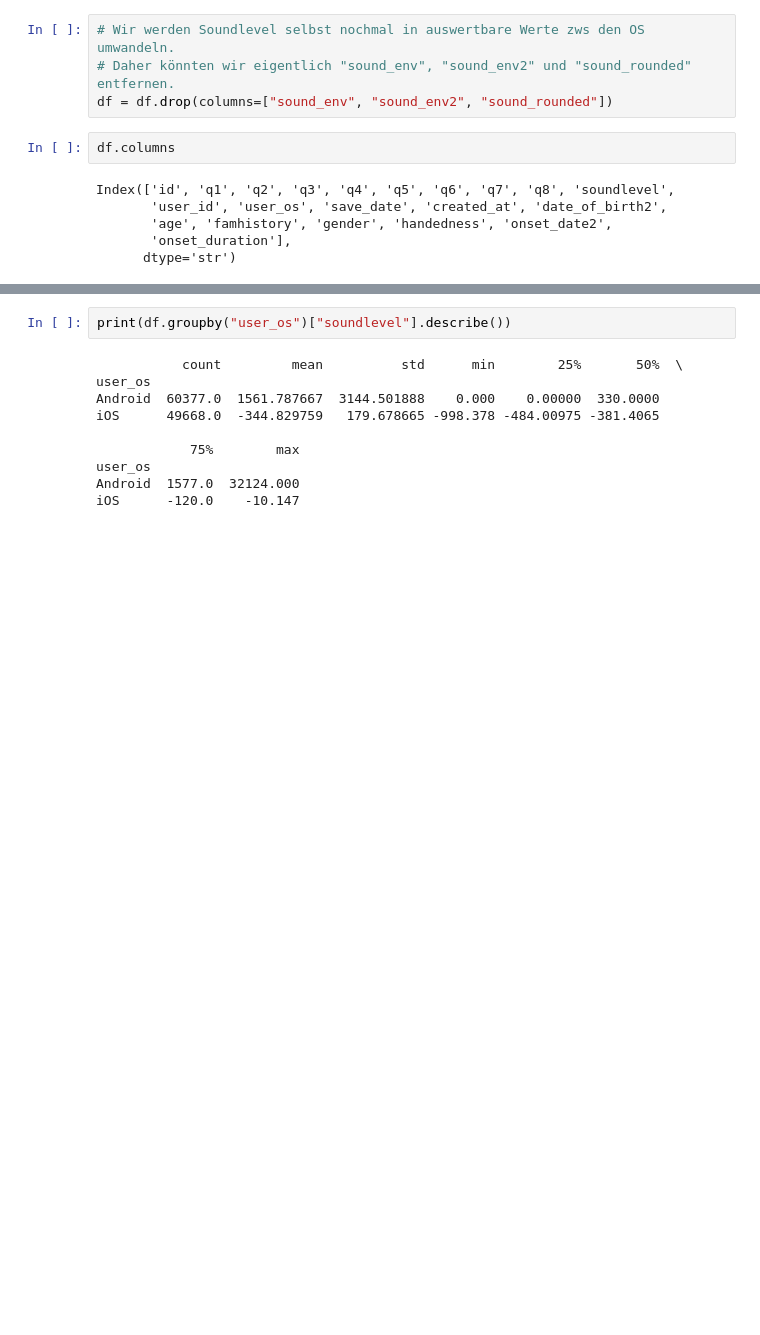
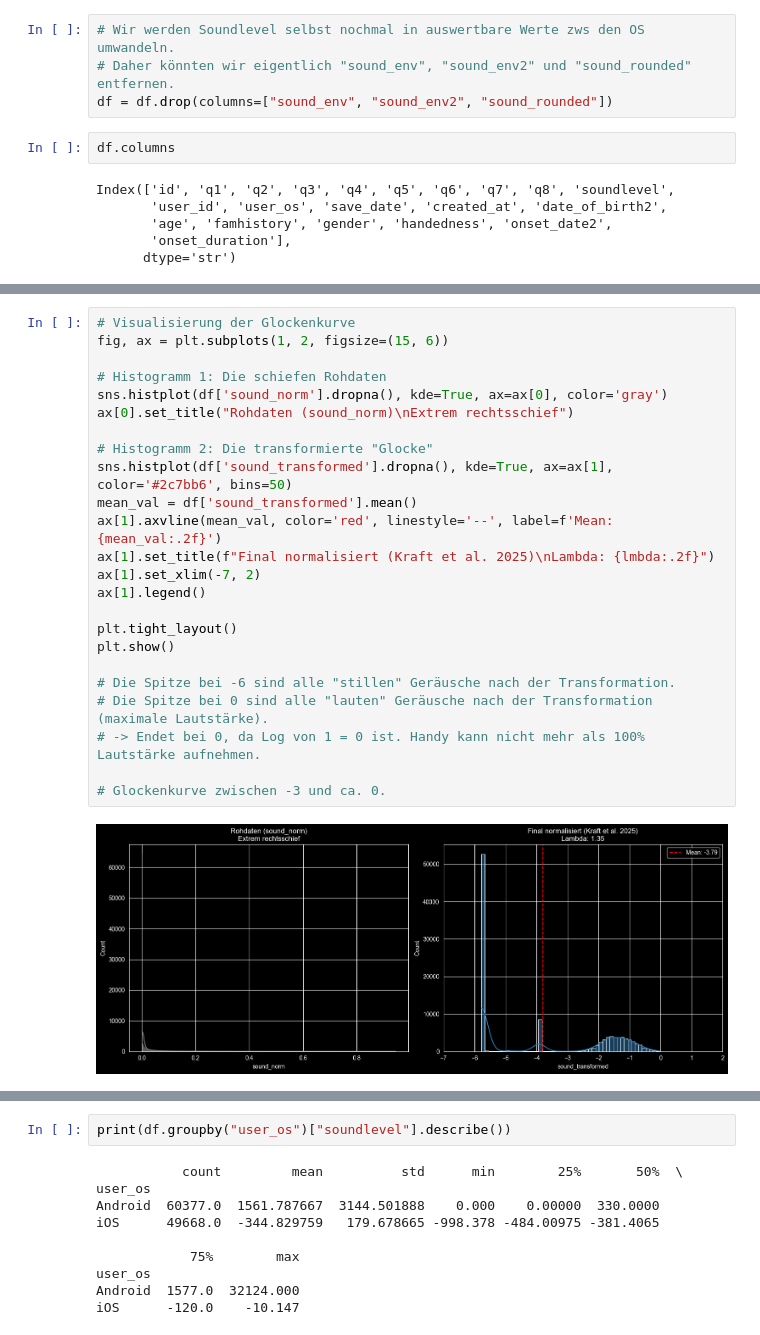
Before and after one commit to berielias-cpu/MasterArbeit, a Jupyter notebook: Masterarbeit/01_EDA_V2.0.ipynb, the cells around one changed output, grey strips where cells are left out. Cells and saved outputs as stored; diff of their text form; blank space fills up the shorter version.

Commit message:
Umrechnung von soundlevel wie im Paper von Robin Kraft gemacht

```diff
--- a/Masterarbeit/01_EDA_V2.0.ipynb
+++ b/Masterarbeit/01_EDA_V2.0.ipynb
@@ -232,0 +294,26 @@ df["time_to_prev_event"] = df.groupby("user_id")["created_at"].diff().dt.days
+# %%
+# Visualisierung der Glockenkurve
+fig, ax = plt.subplots(1, 2, figsize=(15, 6))
+
+# Histogramm 1: Die schiefen Rohdaten
+sns.histplot(df['sound_norm'].dropna(), kde=True, ax=ax[0], color='gray')
+ax[0].set_title("Rohdaten (sound_norm)\nExtrem rechtsschief")
+
+# Histogramm 2: Die transformierte "Glocke"
+sns.histplot(df['sound_transformed'].dropna(), kde=True, ax=ax[1], color='#2c7bb6', bins=50)
+mean_val = df['sound_transformed'].mean()
+ax[1].axvline(mean_val, color='red', linestyle='--', label=f'Mean: {mean_val:.2f}')
+ax[1].set_title(f"Final normalisiert (Kraft et al. 2025)\nLambda: {lmbda:.2f}")
+ax[1].set_xlim(-7, 2)
+ax[1].legend()
+
+plt.tight_layout()
+plt.show()
+
+# Die Spitze bei -6 sind alle "stillen" Geräusche nach der Transformation.
+# Die Spitze bei 0 sind alle "lauten" Geräusche nach der Transformation (maximale Lautstärke).
+# -> Endet bei 0, da Log von 1 = 0 ist. Handy kann nicht mehr als 100% Lautstärke aufnehmen.
+
+# Glockenkurve zwischen -3 und ca. 0.
+# %% [output]
+[figure, added]
```
Also changed, not shown: parts of 15 cells of this notebook, 1 other file.
